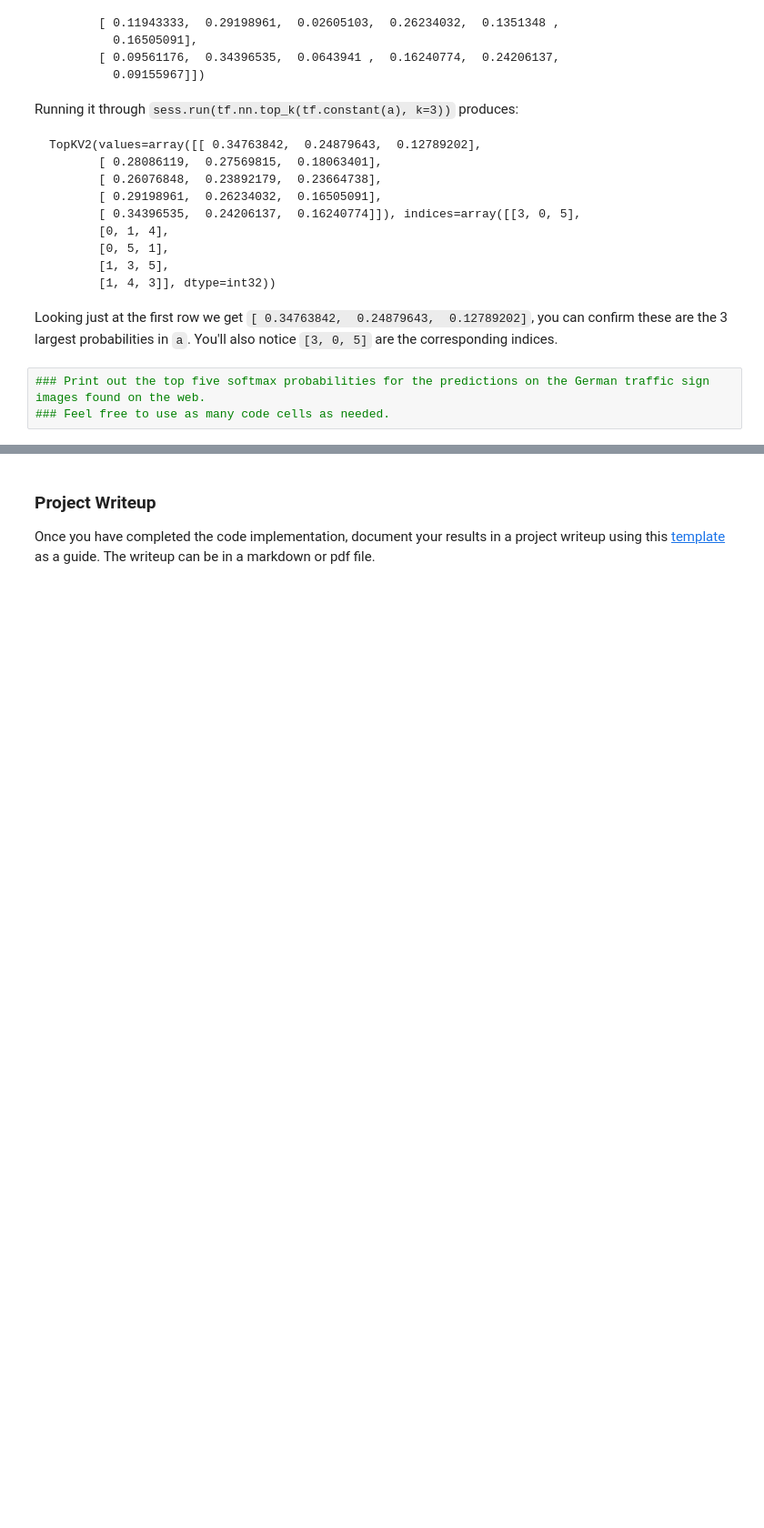
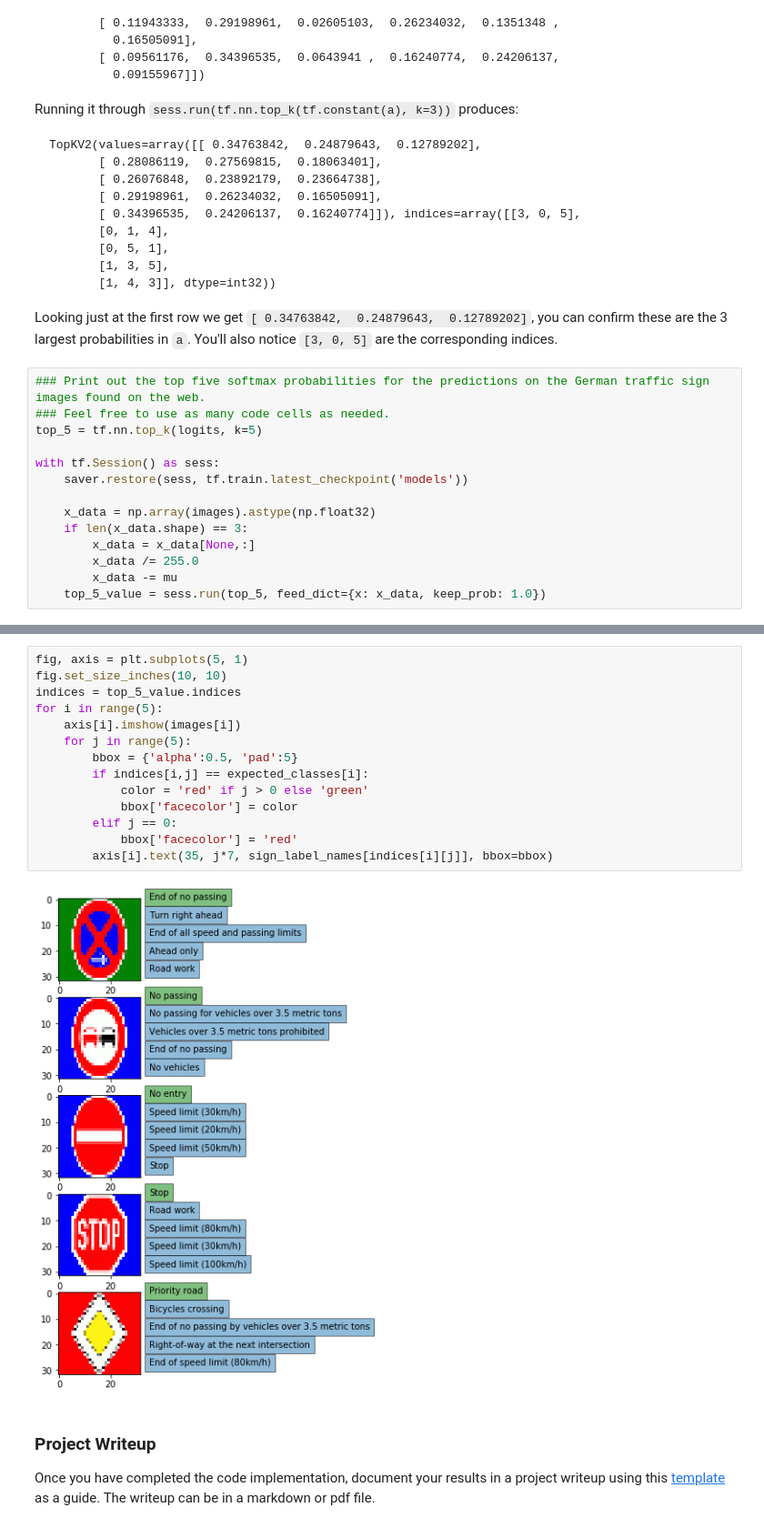
Before and after one commit to mehrshadshams/CarND-Traffic-Sign-Classifier-Project, a Jupyter notebook: Traffic_Sign_Classifier.ipynb, the cells around one changed output, grey strips where cells are left out. Shown at 91% size. Cells and saved outputs as stored; diff of their text form; blank space fills up the shorter version.

```diff
--- a/Traffic_Sign_Classifier.ipynb
+++ b/Traffic_Sign_Classifier.ipynb
@@ -693,3 +707,14 @@ Looking just at the first row we get `[ 0.34763842,  0.24879643,  0.12789202]`,
 # %%
 ### Print out the top five softmax probabilities for the predictions on the German traffic sign images found on the web.
 ### Feel free to use as many code cells as needed.
+top_5 = tf.nn.top_k(logits, k=5)
+
+with tf.Session() as sess:
+    saver.restore(sess, tf.train.latest_checkpoint('models'))
+
+    x_data = np.array(images).astype(np.float32)
+    if len(x_data.shape) == 3:
+        x_data = x_data[None,:]
+        x_data /= 255.0
+        x_data -= mu
+    top_5_value = sess.run(top_5, feed_dict={x: x_data, keep_prob: 1.0})
@@ -696,3 +740,19 @@ Looking just at the first row we get `[ 0.34763842,  0.24879643,  0.12789202]`,
+# %%
+fig, axis = plt.subplots(5, 1)
+fig.set_size_inches(10, 10)
+indices = top_5_value.indices
+for i in range(5):
+    axis[i].imshow(images[i])
+    for j in range(5):
+        bbox = {'alpha':0.5, 'pad':5}
+        if indices[i,j] == expected_classes[i]:
+            color = 'red' if j > 0 else 'green'
+            bbox['facecolor'] = color
+        elif j == 0:
+            bbox['facecolor'] = 'red'
+        axis[i].text(35, j*7, sign_label_names[indices[i][j]], bbox=bbox)
+# %% [output]
+[figure, added]
 # %% [markdown]
 ### Project Writeup
 
```
Also changed, not shown: parts of 10 cells of this notebook.
